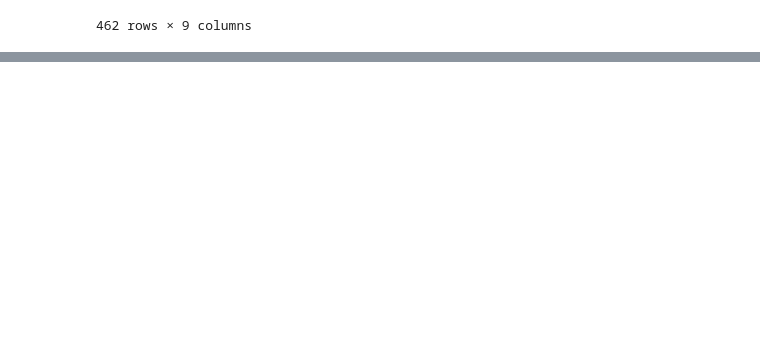
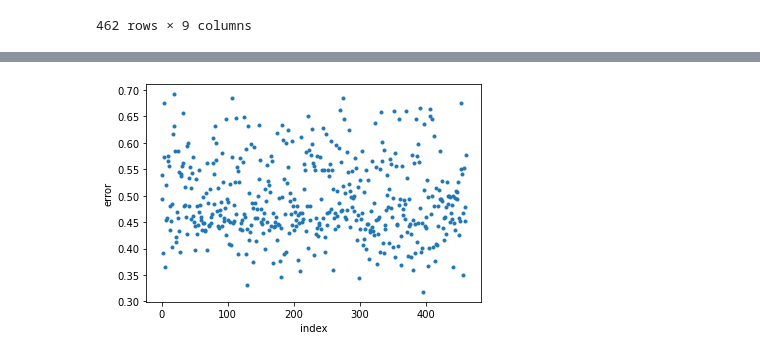
Before and after one commit to jozgu/SourhtAfricaHealthProject, a Jupyter notebook: assignment2.ipynb, the cells around one changed output, grey strips where cells are left out. Drawn from its saved outputs; the diff is of its cells as text; code cells hidden in the pictures; blank space fills up the shorter version.

```diff
--- a/assignment2.ipynb
+++ b/assignment2.ipynb
@@ -76,0 +98,8 @@ plt.show()
+# %%
+errs = [abs(float(model(torch.tensor(data.iloc[idx].values).float()) - file['chd'][idx])) for idx in range(len(data))]
+plt.plot(errs, '.')
+plt.ylabel("error")
+plt.xlabel("index")
+plt.show()
+# %% [output]
+[figure, added]
```
Also changed, not shown: parts of 7 cells of this notebook.
